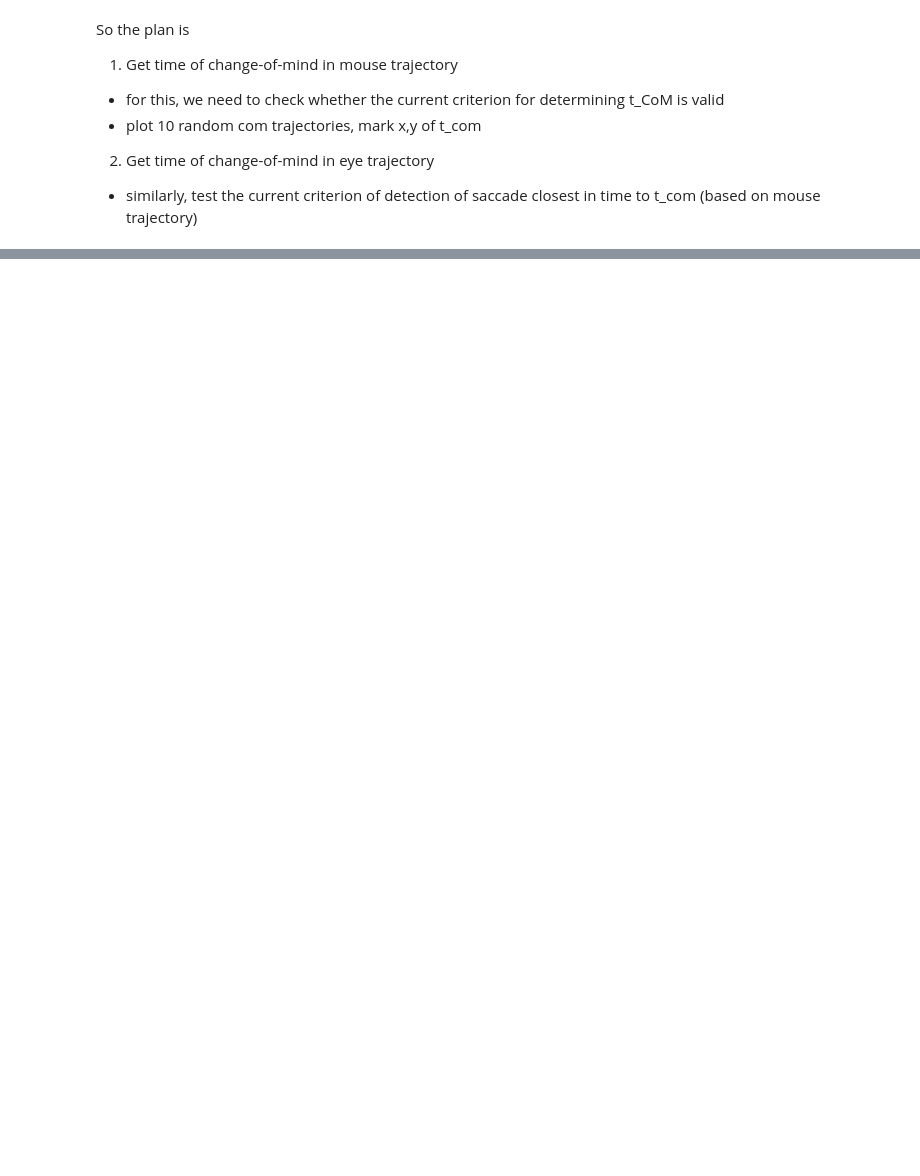
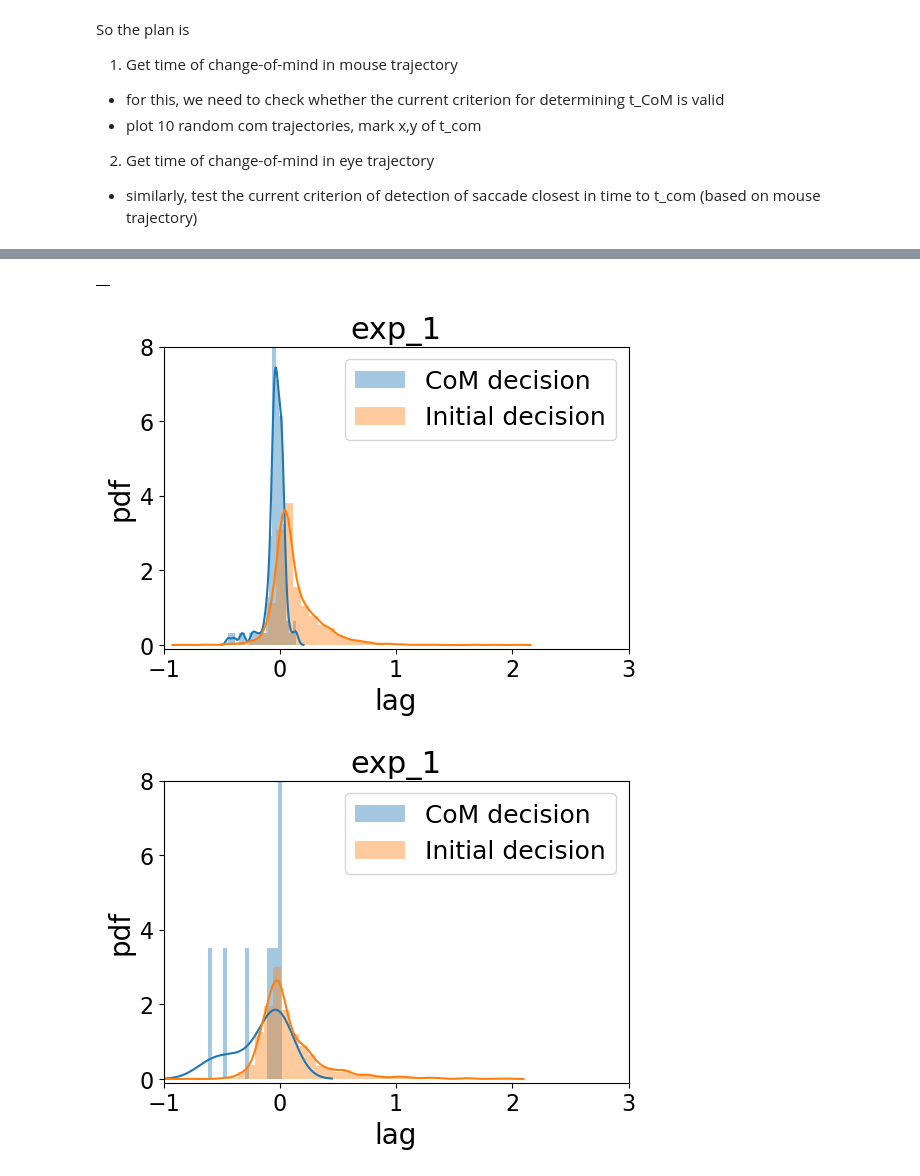
Before and after one commit to cherepaha/eyehandrdk, a Jupyter notebook: eye_hand_lags.ipynb, the cells around one changed output, grey strips where cells are left out. Saved outputs shown, nothing was run; the diff lists cells and outputs as text; code cells hidden in the pictures; blank space fills up the shorter version.

```diff
--- a/eye_hand_lags.ipynb
+++ b/eye_hand_lags.ipynb
@@ -45,0 +224,20 @@ So the plan is
+# %%
+def plot_ID_com_lag_dist(choices, exp):
+    plt.figure()
+    choices_com = choices[choices.is_com]
+    ax = sns.distplot(choices_com[~np.isnan(choices.com_lag)].com_lag, label='CoM decision', bins=20)
+    ax = sns.distplot(choices[~np.isinf(choices.ID_lag)].ID_lag, label='Initial decision', bins=40, ax=ax)
+    ax.set_xlim((-1,3))
+    ax.set_ylim((-0.1,8))
+    ax.set_xlabel('lag')
+    ax.set_ylabel('pdf')
+    plt.title(exp)
+    plt.legend()
+# plot_ID_com_lag_dist(choices_1, exp_1)
+# plot_ID_com_lag_dist(choices_2, exp_2)
+choices_1.groupby('subj_id').apply(lambda c: plot_ID_com_lag_dist(c, exp_1))
+choices_2.groupby('subj_id').apply(lambda c: plot_ID_com_lag_dist(c, exp_2))
+# %% [output]
+|  |
+[figure, added]
+[figure, added]
```
Also changed, not shown: parts of 17 cells of this notebook, 2 other files.
